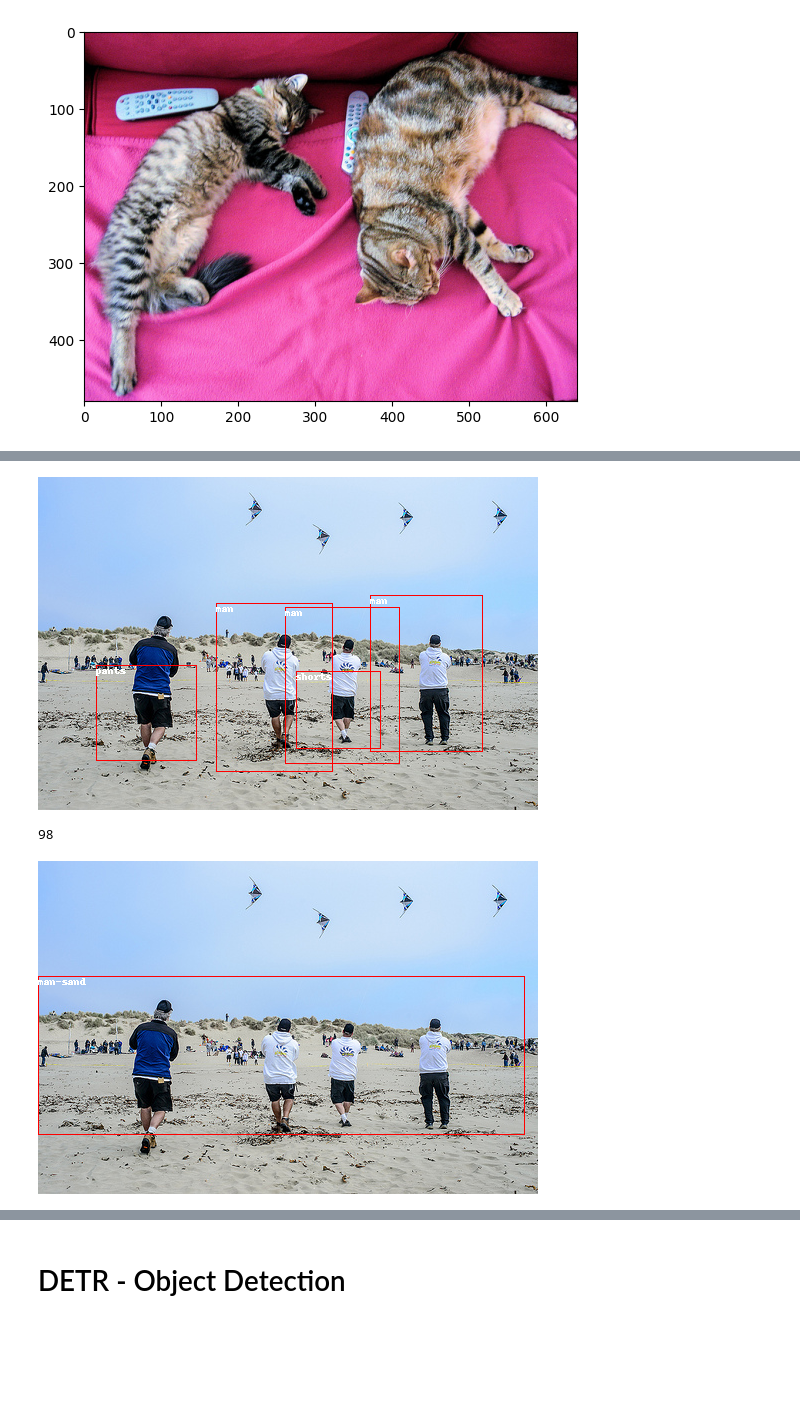
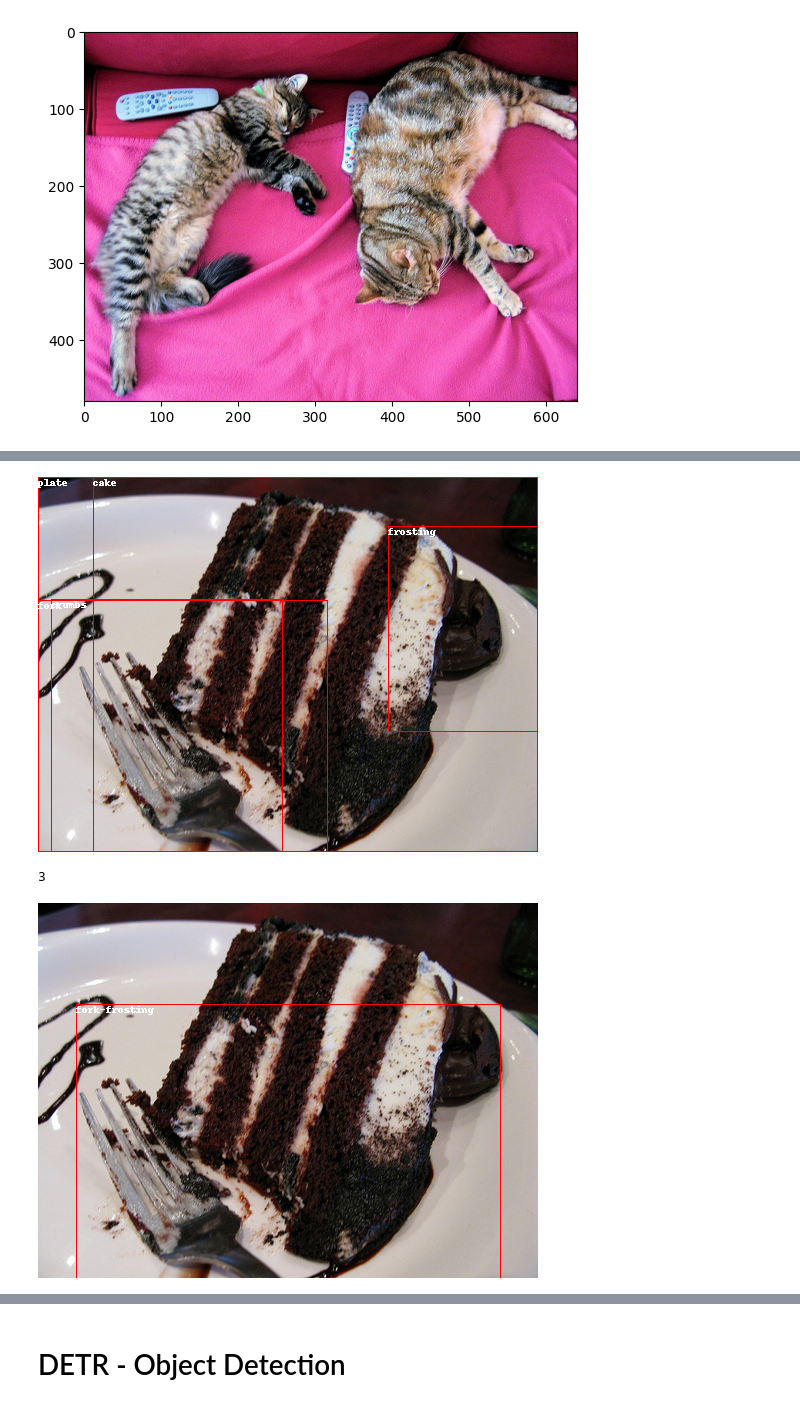
Before and after one commit to winnedatsch/tuw-master-thesis, a Jupyter notebook: notebooks/clip.ipynb, the cells around one changed output, grey strips where cells are left out. Saved outputs shown, nothing was run; the diff lists cells and outputs as text; code cells hidden in the pictures; blank space fills up the shorter version.

```diff
--- a/notebooks/clip.ipynb
+++ b/notebooks/clip.ipynb
@@ -141,7 +160,7 @@ from PIL import Image, ImageDraw
 with open("../data/questions/train_sampled_questions_2000.json") as f:
    questions = list(json.load(f).items())
 
-qid, question = questions[6]
+qid, question = questions[7]
 print(f"{question['question']} -> {question['answer']}")
 print(question['semanticStr'])
 image = Image.open(f"../data/images/{question['imageId']}.jpg")
@@ -263,25 +282,25 @@ for i, object in enumerate(objects[:5]):
 
 imgcopy
 # %% [output]
-[figure, old version]
+[figure, new version]
 # %%
-object_pairs = [(2,7)]
+object_pairs = [(2,4)]
 pair_bboxes, pair_bbox_indices = get_pair_bboxes(question)
 
 print(len(pair_bboxes))
 imgcopy = image.copy()
 draw = ImageDraw.Draw(imgcopy)
 
 for object_pair in object_pairs:
     bbox = pair_bboxes[pair_bbox_indices[object_pair[0], object_pair[1]]]
 
     draw.rectangle((bbox[1], bbox[0], bbox[3], bbox[2]), outline="red", width=1)
     draw.text((bbox[1], bbox[0]), f"{objects[object_pair[0]]['name']}-{objects[object_pair[1]]['name']}", fill="white")
 
 imgcopy
 # %% [output]
-98
+3
-[figure, old version]
+[figure, new version]
 # %%
 import tensorflow as tf
 
```
Also changed, not shown: parts of 8 cells of this notebook, 1 other file.
